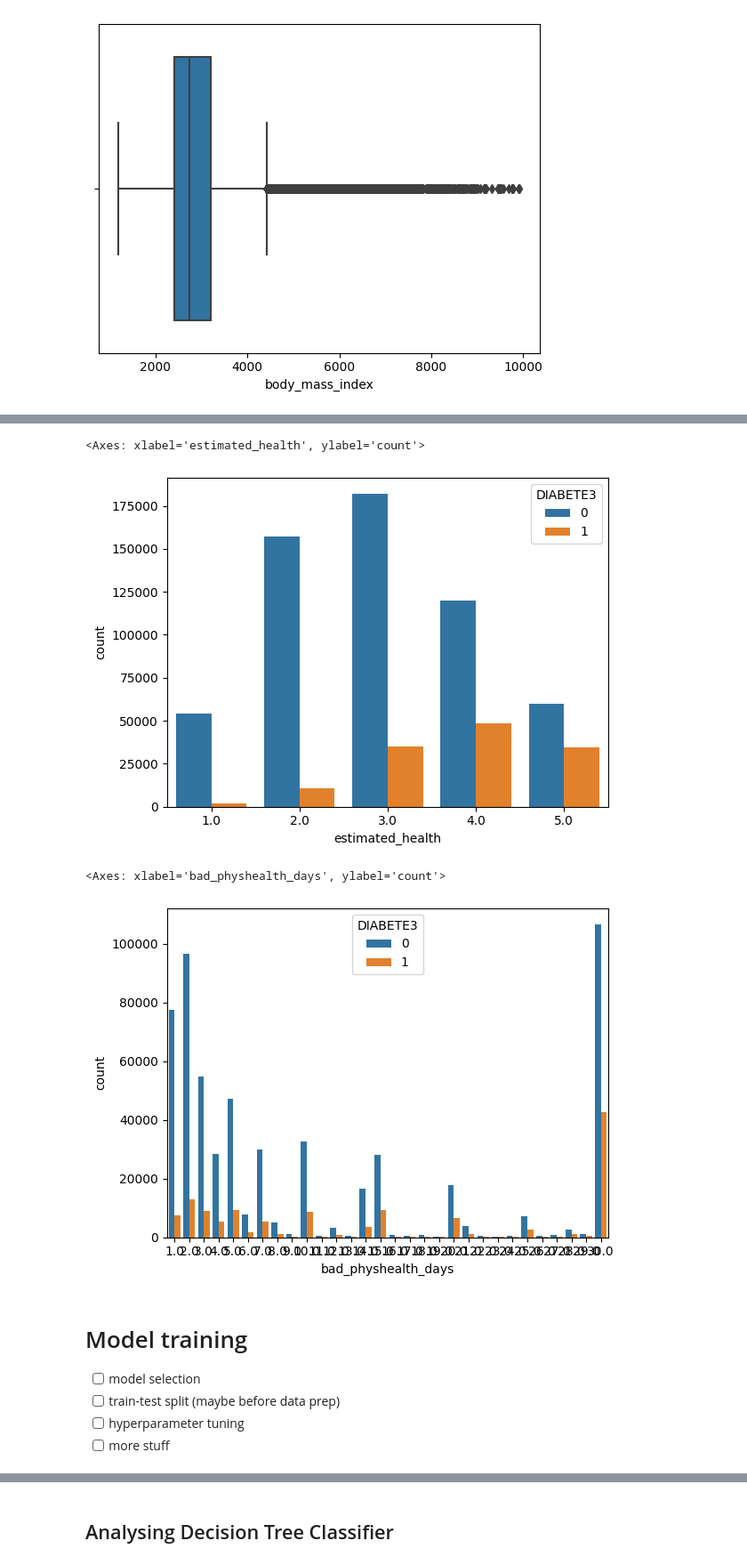
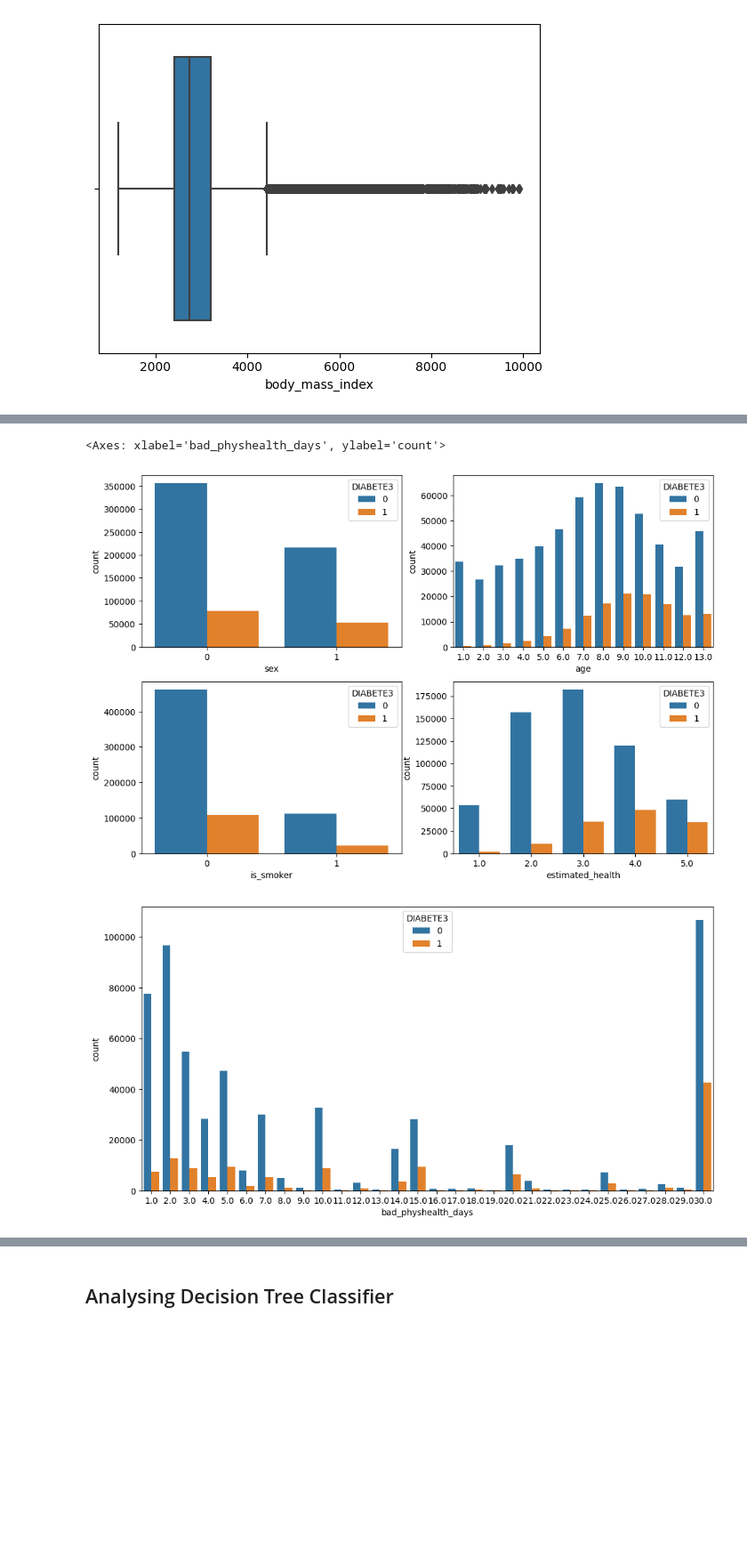
Before and after one commit to n-hundenborn/diabetes-forecasting, a Jupyter notebook: dev_model_training.ipynb, the cells around one changed output, grey strips where cells are left out. Shown at 89% size. Saved outputs shown, nothing was run; the diff lists cells and outputs as text; code cells hidden in the pictures; blank space fills up the shorter version.

```diff
--- a/dev_model_training.ipynb
+++ b/dev_model_training.ipynb
@@ -298,16 +289,12 @@ sns.countplot(data = df_prepared, x="is_smoker", hue="DIABETE3")
-# %%
-sns.countplot(data = df_prepared, x="estimated_health", hue="DIABETE3")
-# %% [output]
-<Axes: xlabel='estimated_health', ylabel='count'>
-[figure, removed]
-# %%
-sns.countplot(data = df_prepared, x="bad_physhealth_days", hue="DIABETE3")
-# %% [output]
-<Axes: xlabel='bad_physhealth_days', ylabel='count'>
-[figure, removed]
-# %% [markdown]
-# Model training
-- [ ] model selection
-- [ ] train-test split (maybe before data prep)
-- [ ] hyperparameter tuning
-- [ ] more stuff
+# %%
+fig, ax =plt.subplots(2,2, figsize=(12,8))
+sns.countplot(data = df_prepared, x="sex", hue="DIABETE3", ax= ax[0,0])
+sns.countplot(data = df_prepared, x="age", hue="DIABETE3", ax= ax[0,1])
+sns.countplot(data = df_prepared, x="is_smoker", hue="DIABETE3", ax= ax[1,0])
+sns.countplot(data = df_prepared, x="estimated_health", hue="DIABETE3", ax= ax[1,1])
+plt.figure(figsize= (12,6))
+sns.countplot(data = df_prepared, x="bad_physhealth_days", hue="DIABETE3")
+# %% [output]
+<Axes: xlabel='bad_physhealth_days', ylabel='count'>
+[figure, added]
+[figure, added]
```
Also changed, not shown: parts of 51 cells of this notebook, 7 other files.
